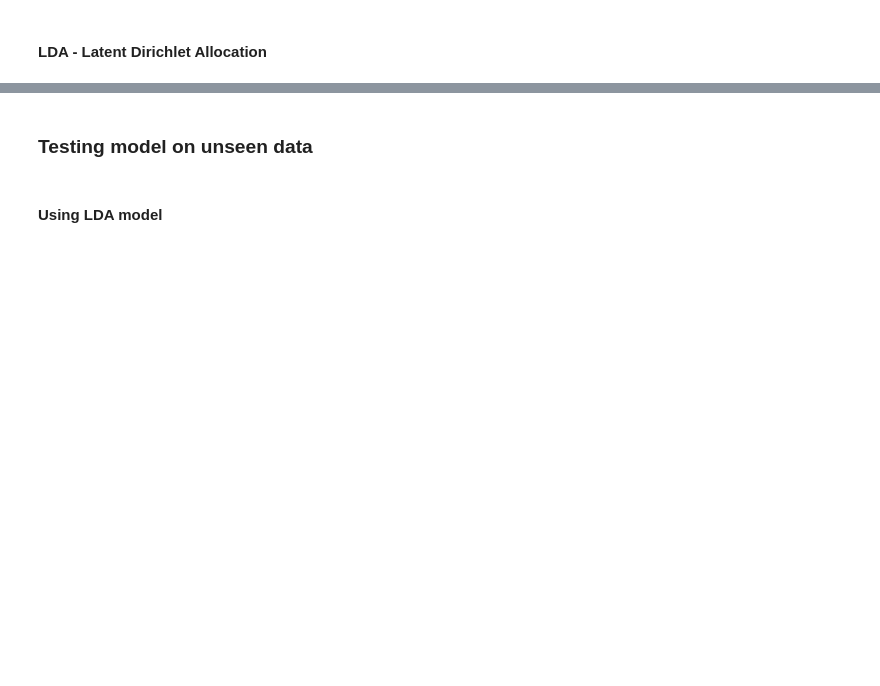
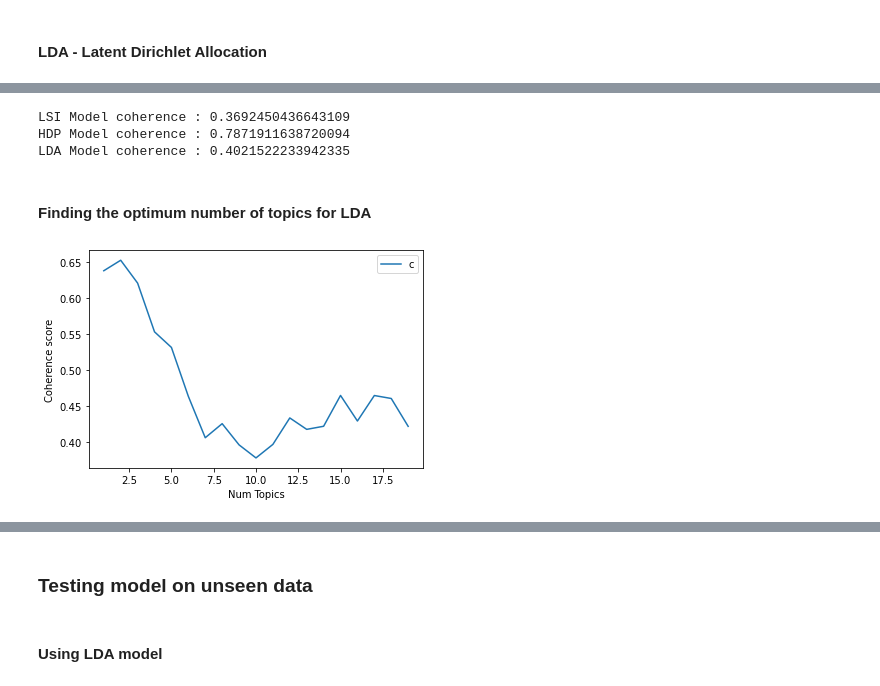
Before and after one commit to bjjv/Sb-DataScience-Mar21, a Jupyter notebook: CapstoneProject3/notebook/02_preprocessing_and_training_BinduJ.ipynb, the cells around one changed output, grey strips where cells are left out. Saved outputs shown, nothing was run; the diff lists cells and outputs as text; code cells hidden in the pictures; blank space fills up the shorter version.

```diff
--- a/CapstoneProject3/notebook/02_preprocessing_and_training_BinduJ.ipynb
+++ b/CapstoneProject3/notebook/02_preprocessing_and_training_BinduJ.ipynb
@@ -156,3 +294,6 @@ print(bow_corpus)
 Topic Modelling refers to the probabilistic modelling of text documents as topics.
 # %%
 from gensim.models import LdaModel, LsiModel, HdpModel
+# %%
+# for LSI and LDA we are calculating num of topics
+num_topics = 20
@@ -379,0 +453,53 @@ Document 20: 'aspiring human resources manager seeking internship human resource
+# %%
+# higher coherence score is better
+print('LSI Model coherence :', lsi_coherence.get_coherence())
+print('HDP Model coherence :', hdp_coherence.get_coherence())
+print('LDA Model coherence :', lda_coherence.get_coherence())
+# %% [output]
+LSI Model coherence : 0.3692450436643109
+HDP Model coherence : 0.7871911638720094
+LDA Model coherence : 0.4021522233942335
+# %% [markdown]
+#### Finding the optimum number of topics for LDA
+# %%
+def compute_coherence_values(dictionary, corpus, texts, limit, start, step):
+    """
+    Compute c_v coherence for various number of topics
+
+    Parameters:
+    ----------
+    dictionary : Gensim dictionary
+    corpus : Gensim corpus
+    texts : List of input texts
+    limit : Max num of topics
+
+
+    Returns:
+    -------
+    model_list : List of LDA topic models
+    coherence_values : Coherence values corresponding to the LDA model with respective number of topics
+    """
+    coherence_values = []
+    model_list = []
+    for num_topics in range(start, limit, step):
+        model=LdaModel(corpus=corpus, id2word=dictionary, num_topics=num_topics)
+        model_list.append(model)
+        coherencemodel = CoherenceModel(model=model, texts=texts, dictionary=dictionary, coherence='c_v')
+        coherence_values.append(coherencemodel.get_coherence())
+
+    return model_list, coherence_values
+# %%
+#Create a model list and plot Coherence score against a number of topics
+
+model_list, coherence_values = compute_coherence_values(dictionary=dictionary, corpus=bow_corpus, texts=tokenized_docs_bigram, limit=20, start=1, step=1)
+# Show graph
+import matplotlib.pyplot as plt
+limit=20; start=1; step=1;
+x = range(start, limit, step)
+plt.plot(x, coherence_values)
+plt.xlabel("Num Topics")
+plt.ylabel("Coherence score")
+plt.legend(("coherence_values"), loc='best')
+plt.show()
+# %% [output]
+[figure, added]
```
Also changed, not shown: parts of 124 cells of this notebook.
